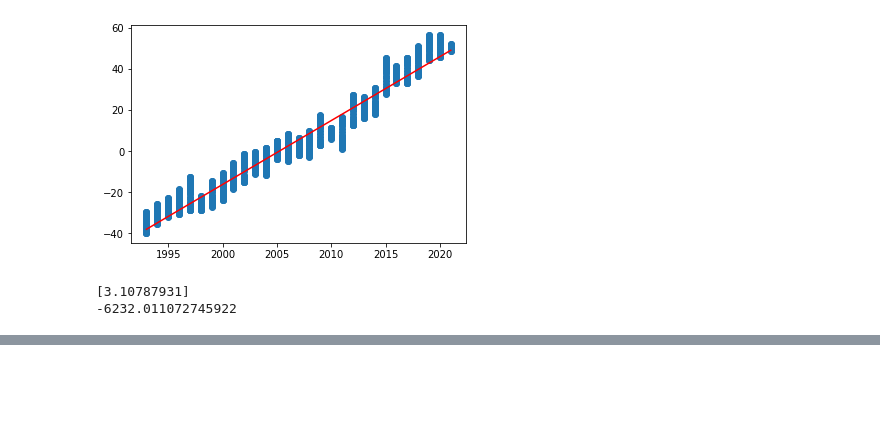
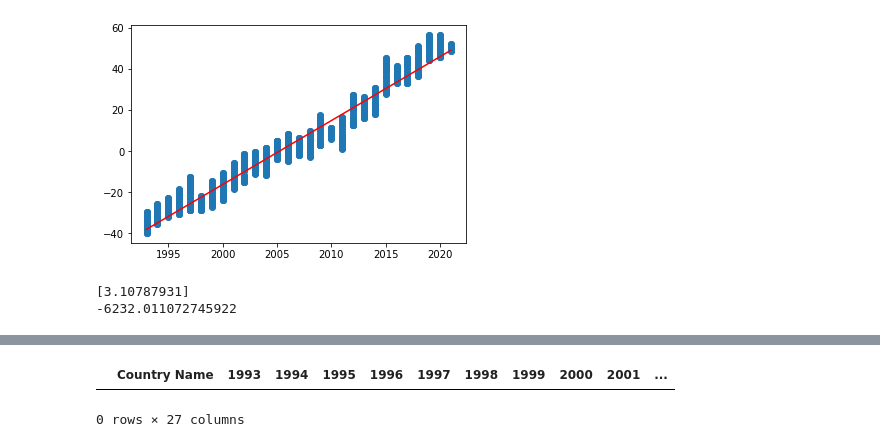
Before and after one commit to andrewhoeppner/final_project, a Jupyter notebook: linear regression.ipynb, the cells around one changed output, grey strips where cells are left out. Drawn from its saved outputs; the diff is of its cells as text; code cells hidden in the pictures; blank space fills up the shorter version.

```diff
--- a/linear regression.ipynb
+++ b/linear regression.ipynb
@@ -61,0 +104,6 @@ print(model.intercept_)
+# %%
+
+df[df['1994'].isna()]
+# %% [output]
+|  | Country Name | 1993 | 1994 | 1995 | 1996 | 1997 | 1998 | 1999 | 2000 | 2001 | ... |
+0 rows × 27 columns
```
Also changed, not shown: parts of 10 cells of this notebook, 7 other files.
